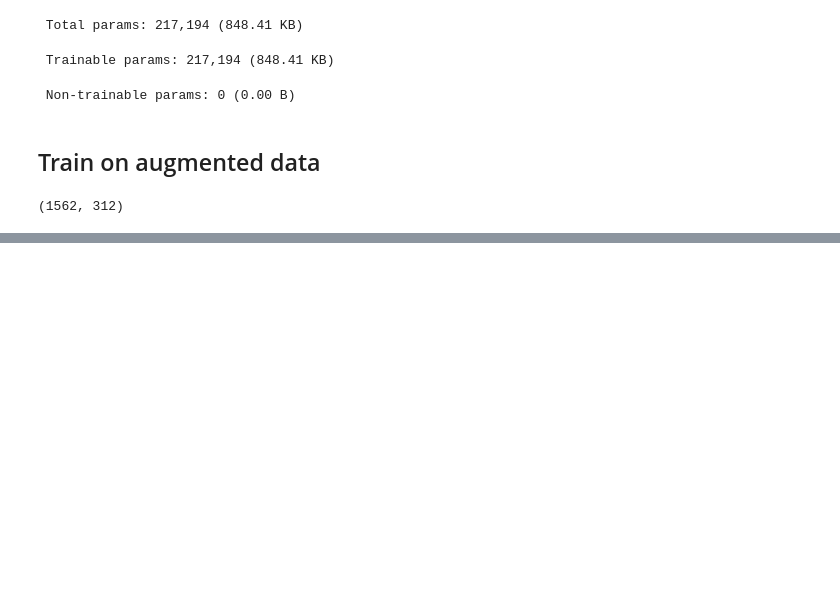
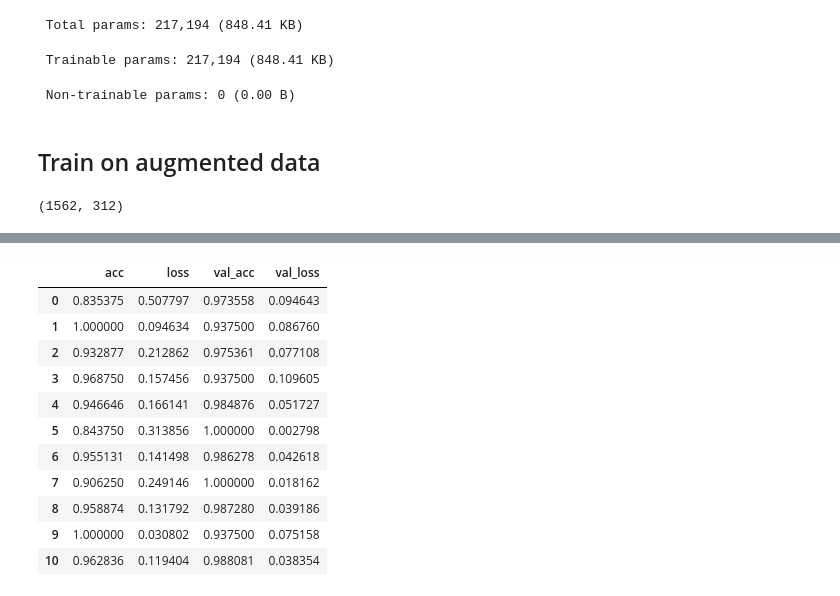
Before and after one commit to AIgineerAB/Artificial_Intelligence_HA24, a Jupyter notebook: code_alongs/Lec11_data_augmentation.ipynb, the cells around one changed output, grey strips where cells are left out. Saved outputs shown, nothing was run; the diff lists cells and outputs as text; code cells hidden in the pictures; blank space fills up the shorter version.

```diff
--- a/code_alongs/Lec11_data_augmentation.ipynb
+++ b/code_alongs/Lec11_data_augmentation.ipynb
@@ -262,0 +273,16 @@ KeyboardInterrupt:
+# %%
+metrics = pd.DataFrame(model.history.history)
+metrics
+# %% [output]
+|  | acc | loss | val_acc | val_loss |
+| 0 | 0.835375 | 0.507797 | 0.973558 | 0.094643 |
+| 1 | 1.000000 | 0.094634 | 0.937500 | 0.086760 |
+| 2 | 0.932877 | 0.212862 | 0.975361 | 0.077108 |
+| 3 | 0.968750 | 0.157456 | 0.937500 | 0.109605 |
+| 4 | 0.946646 | 0.166141 | 0.984876 | 0.051727 |
+| 5 | 0.843750 | 0.313856 | 1.000000 | 0.002798 |
+| 6 | 0.955131 | 0.141498 | 0.986278 | 0.042618 |
+| 7 | 0.906250 | 0.249146 | 1.000000 | 0.018162 |
+| 8 | 0.958874 | 0.131792 | 0.987280 | 0.039186 |
+| 9 | 1.000000 | 0.030802 | 0.937500 | 0.075158 |
+| 10 | 0.962836 | 0.119404 | 0.988081 | 0.038354 |
```
Also changed, not shown: parts of 14 cells of this notebook.
